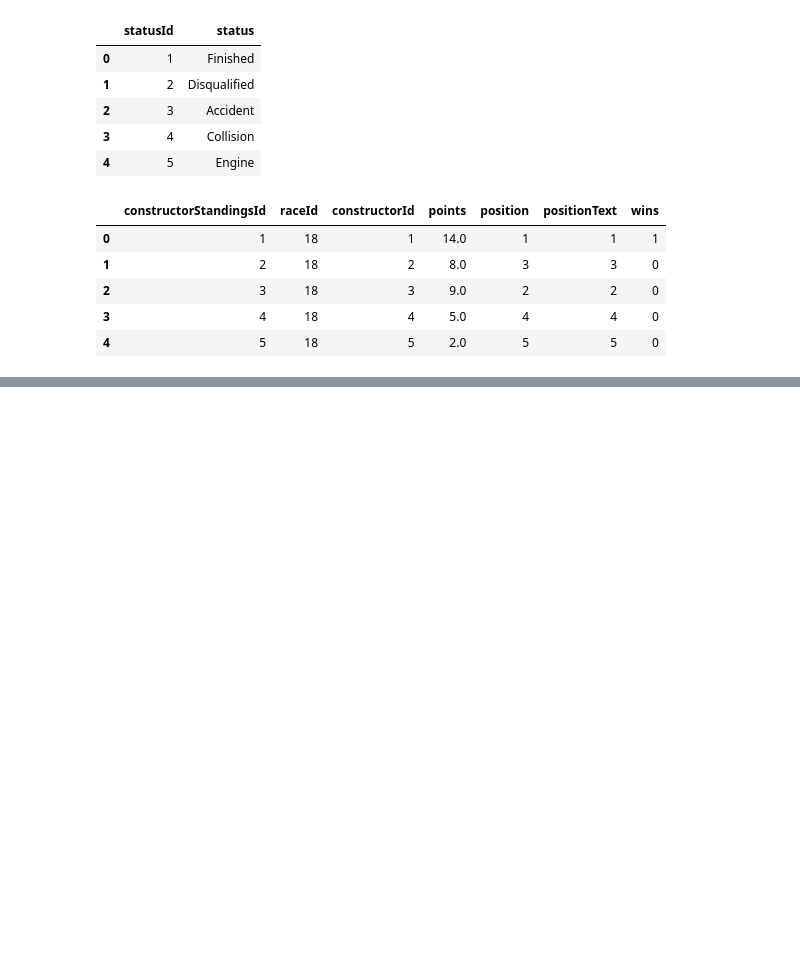
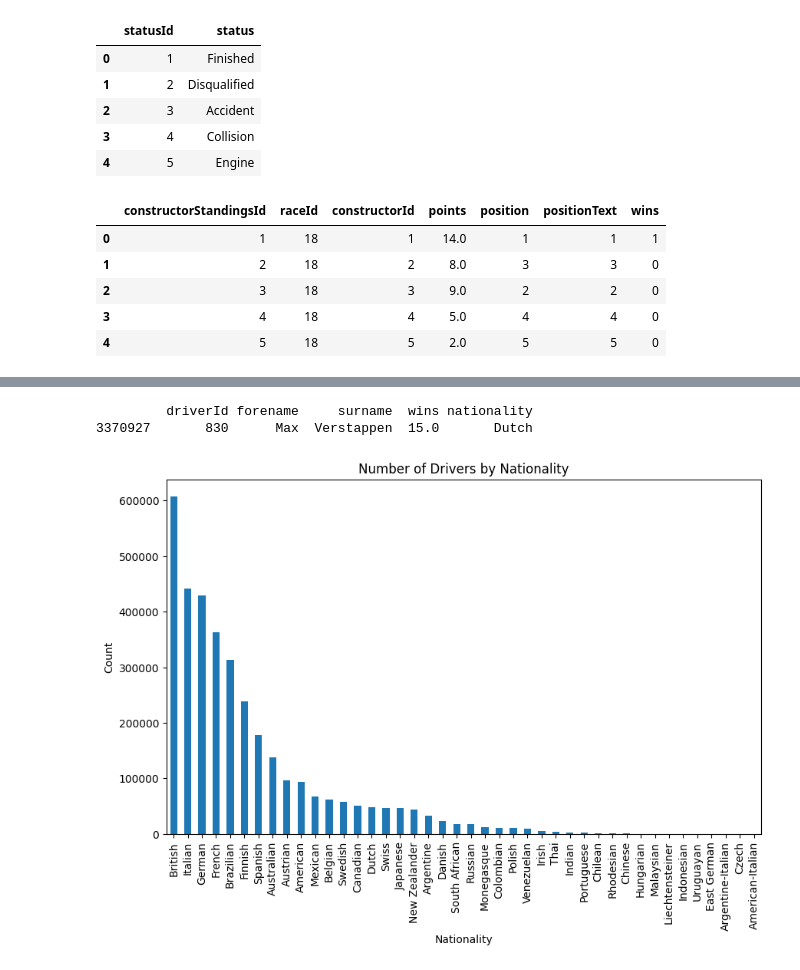
Before and after one commit to the-mcw/ML1, a Jupyter notebook: Lab One.ipynb, the cells around one changed output, grey strips where cells are left out. Saved outputs shown, nothing was run; the diff lists cells and outputs as text; code cells hidden in the pictures; blank space fills up the shorter version.

```diff
--- a/Lab One.ipynb
+++ b/Lab One.ipynb
@@ -200,3 +223,6 @@ plt.title('Number of Circuits per Country')
 plt.show()
 # %% [output]
 [figure]
+# %%
+# Merge drivers and driver_standings based on driver.id
+driver_1 = pd.merge(drivers, driver_standings, on='driverId', how='outer')
@@ -202,0 +258,2 @@ plt.show()
+# %%
+drivers_2 = pd.merge(driver_1, driver_results, on='driverId', how='outer')
@@ -202,0 +290,10 @@ plt.show()
+# %%
+#Renaming Duplicate Columns
+drivers_2 = drivers_2.rename(columns={'number_x':'number'})
+drivers_2 = drivers_2.rename(columns={'raceId_x':'raceId'})
+drivers_2 = drivers_2.rename(columns={'points_x':'points'})
+drivers_2 = drivers_2.rename(columns={'position_x':'position'})
+drivers_2 = drivers_2.rename(columns={'positionText_x':'positionText'})
+# %%
+#Remove Duplicate Columns
+drivers_2 = drivers_2.drop(['raceId_y', 'number_y','position_y','positionText_y','points_y'], axis=1)
@@ -202,0 +320,26 @@ plt.show()
+# %%
+#Top 10 Drivers with the most wins per season
+
+SortedByWins = drivers_2.sort_values(by='wins', ascending=False)
+Top10Drivers = SortedByWins.head(10)
+result = Top10Drivers[['driverId','forename', 'surname', 'wins', 'nationality']]
+result = result.drop_duplicates(subset='driverId')
+print(result)
+
+
+#ISSUE - only pulling in Max, not sure which step to filter only unique values. Will come back to this.
+# %% [output]
+         driverId forename     surname  wins nationality
+3370927       830      Max  Verstappen  15.0       Dutch
+# %%
+#Nationalities of F1 drivers
+
+nationality_counts = drivers_2['nationality'].value_counts()
+plt.figure(figsize=(10, 6))
+nationality_counts.plot(kind='bar')
+plt.xlabel('Nationality')
+plt.ylabel('Count')
+plt.title('Number of Drivers by Nationality')
+plt.show()
+# %% [output]
+[figure, added]
```
Also changed, not shown: parts of 16 cells of this notebook.
